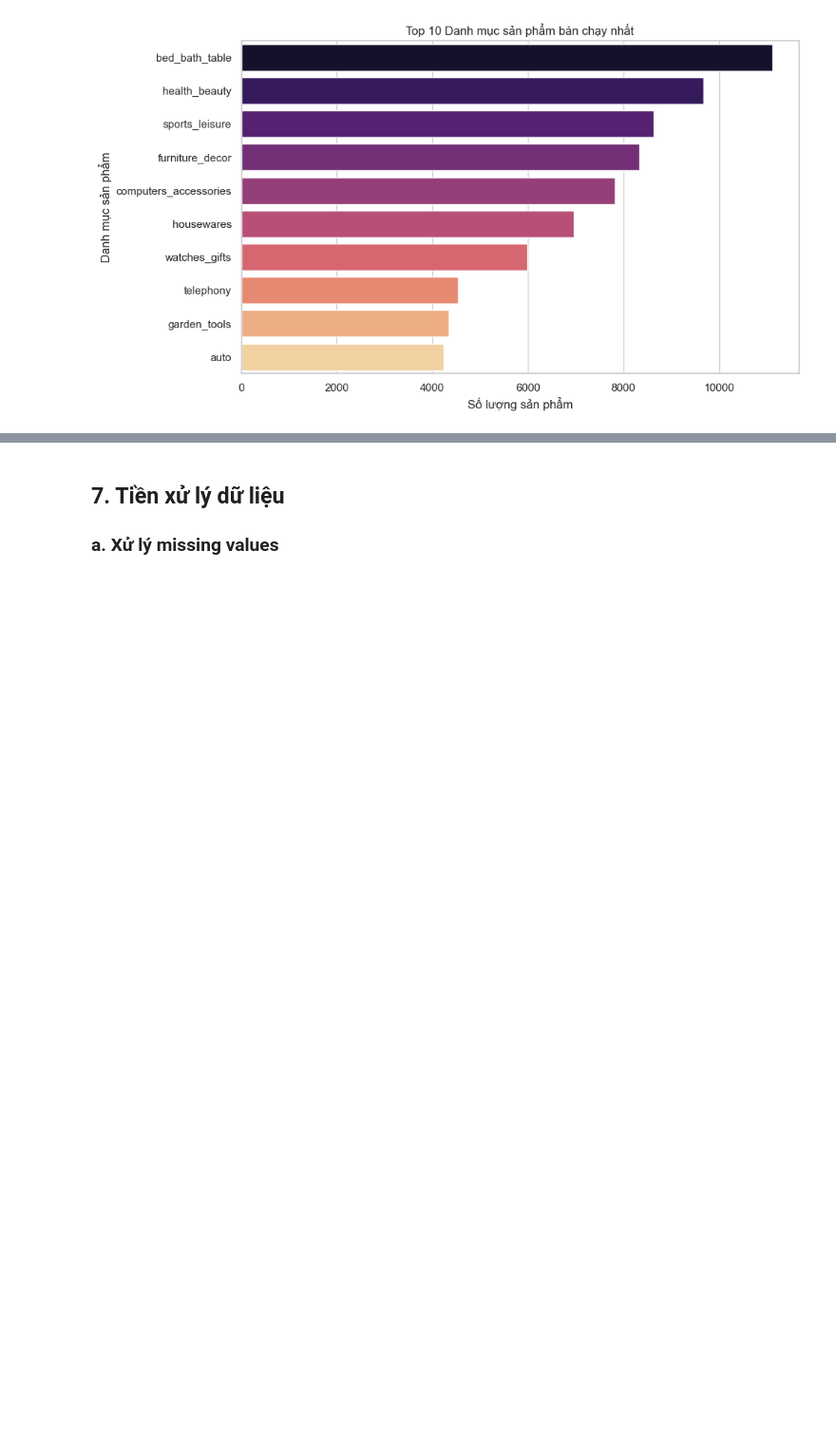
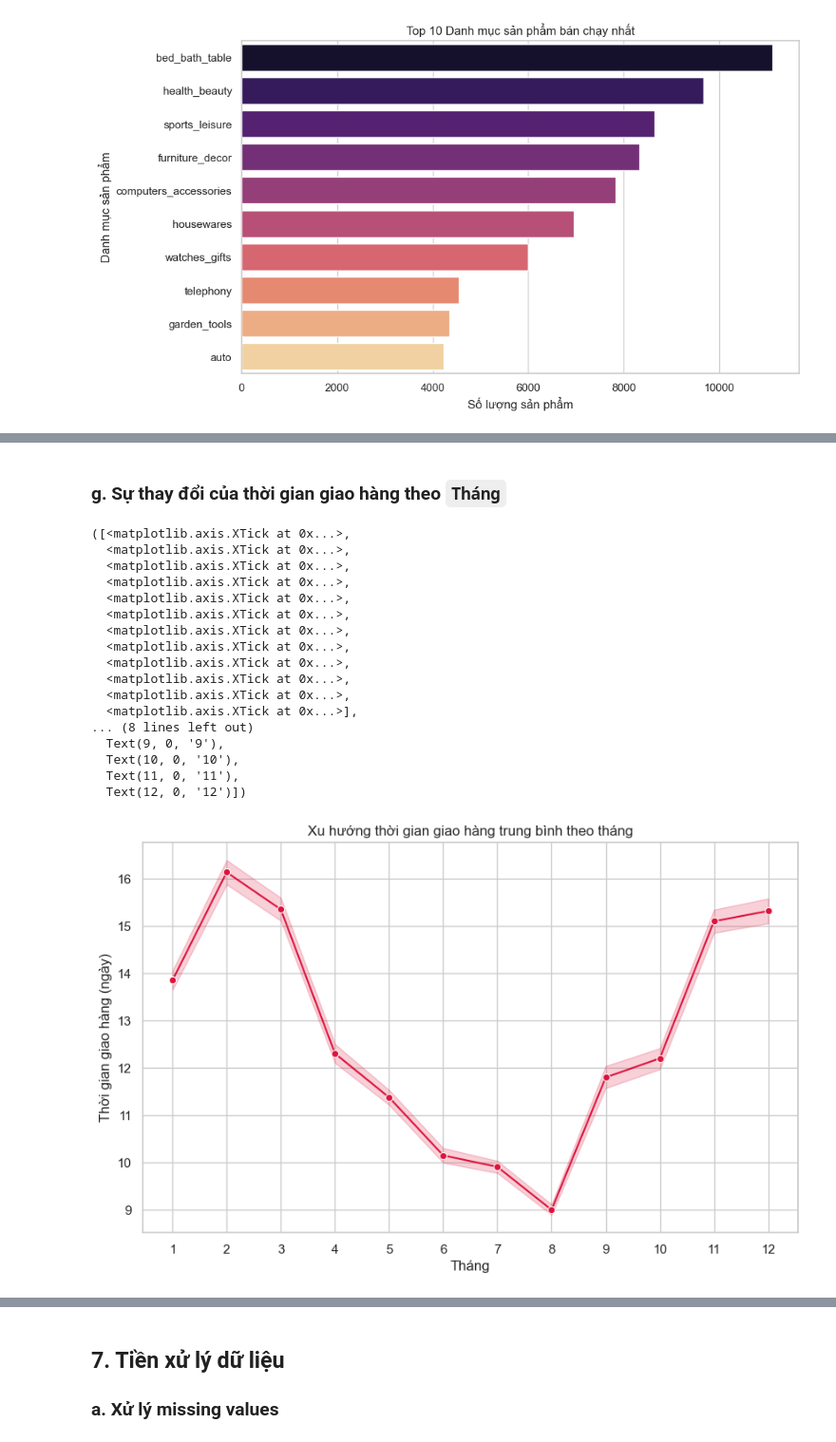
Before and after one commit to conluoi123/Machine-Learning---Project-1-, a Jupyter notebook: code/Part1_Regression/notebook.ipynb, the cells around one changed output, grey strips where cells are left out. Shown at 95% size. Saved outputs shown, nothing was run; the diff lists cells and outputs as text; code cells hidden in the pictures; blank space fills up the shorter version.

```diff
--- a/code/Part1_Regression/notebook.ipynb
+++ b/code/Part1_Regression/notebook.ipynb
@@ -530,0 +566,28 @@ plt.show()
+# %% [markdown]
+### **g. Sự thay đổi của thời gian giao hàng theo `Tháng`**
+# %%
+plt.figure(figsize=(10,6))
+sns.lineplot(x='order_month', y='target_delivery_days', data=df_final, marker='o', color='crimson')
+plt.title('Xu hướng thời gian giao hàng trung bình theo tháng')
+plt.xlabel('Tháng')
+plt.ylabel('Thời gian giao hàng (ngày)')
+plt.xticks(range(1,13))
+# %% [output]
+([<matplotlib.axis.XTick at 0x...>,
+  <matplotlib.axis.XTick at 0x...>,
+  <matplotlib.axis.XTick at 0x...>,
+  <matplotlib.axis.XTick at 0x...>,
+  <matplotlib.axis.XTick at 0x...>,
+  <matplotlib.axis.XTick at 0x...>,
+  <matplotlib.axis.XTick at 0x...>,
+  <matplotlib.axis.XTick at 0x...>,
+  <matplotlib.axis.XTick at 0x...>,
+  <matplotlib.axis.XTick at 0x...>,
+  <matplotlib.axis.XTick at 0x...>,
+  <matplotlib.axis.XTick at 0x...>],
+... (8 lines left out)
+  Text(9, 0, '9'),
+  Text(10, 0, '10'),
+  Text(11, 0, '11'),
+  Text(12, 0, '12')])
+[figure, added]
```
Also changed, not shown: parts of 25 cells of this notebook.
